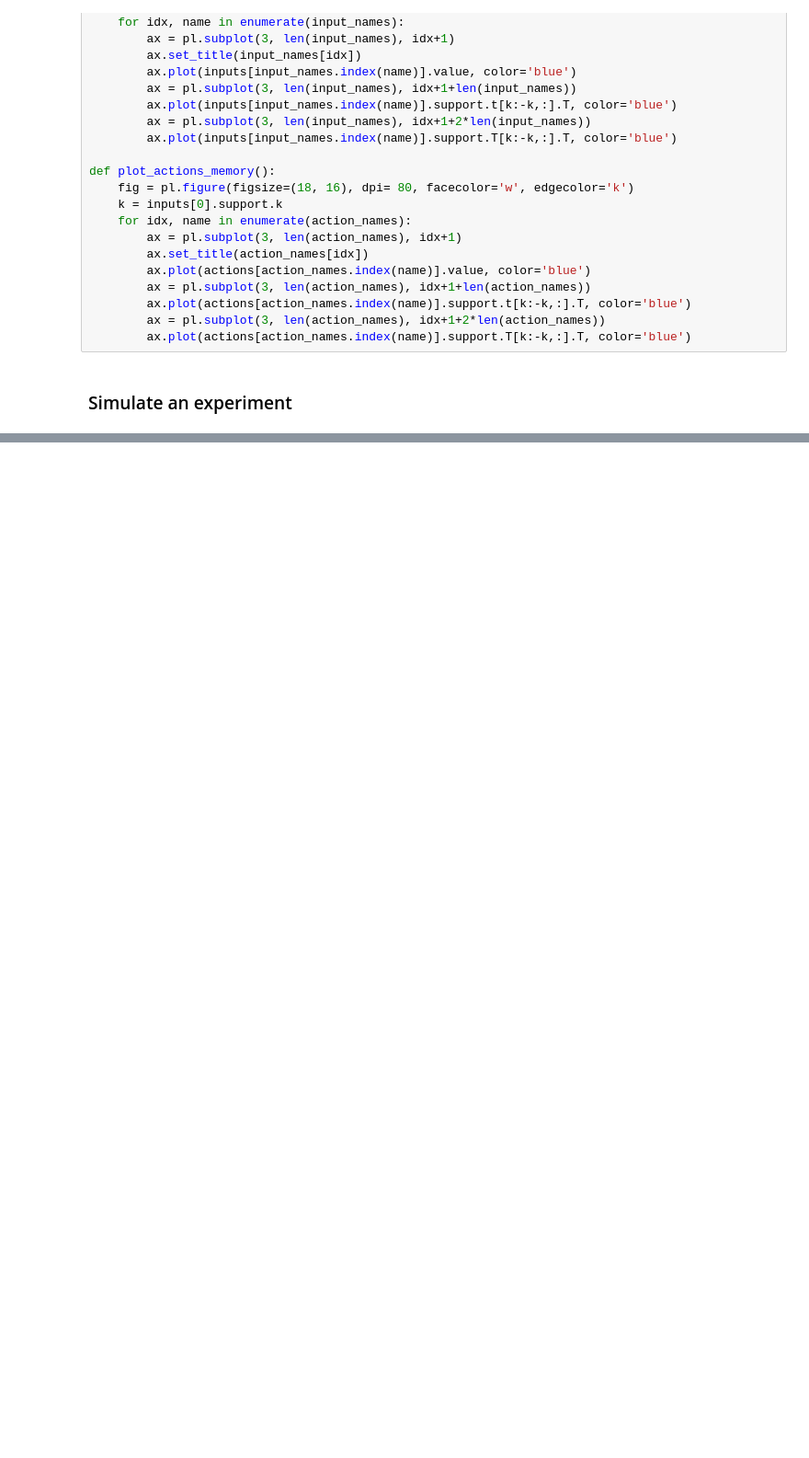
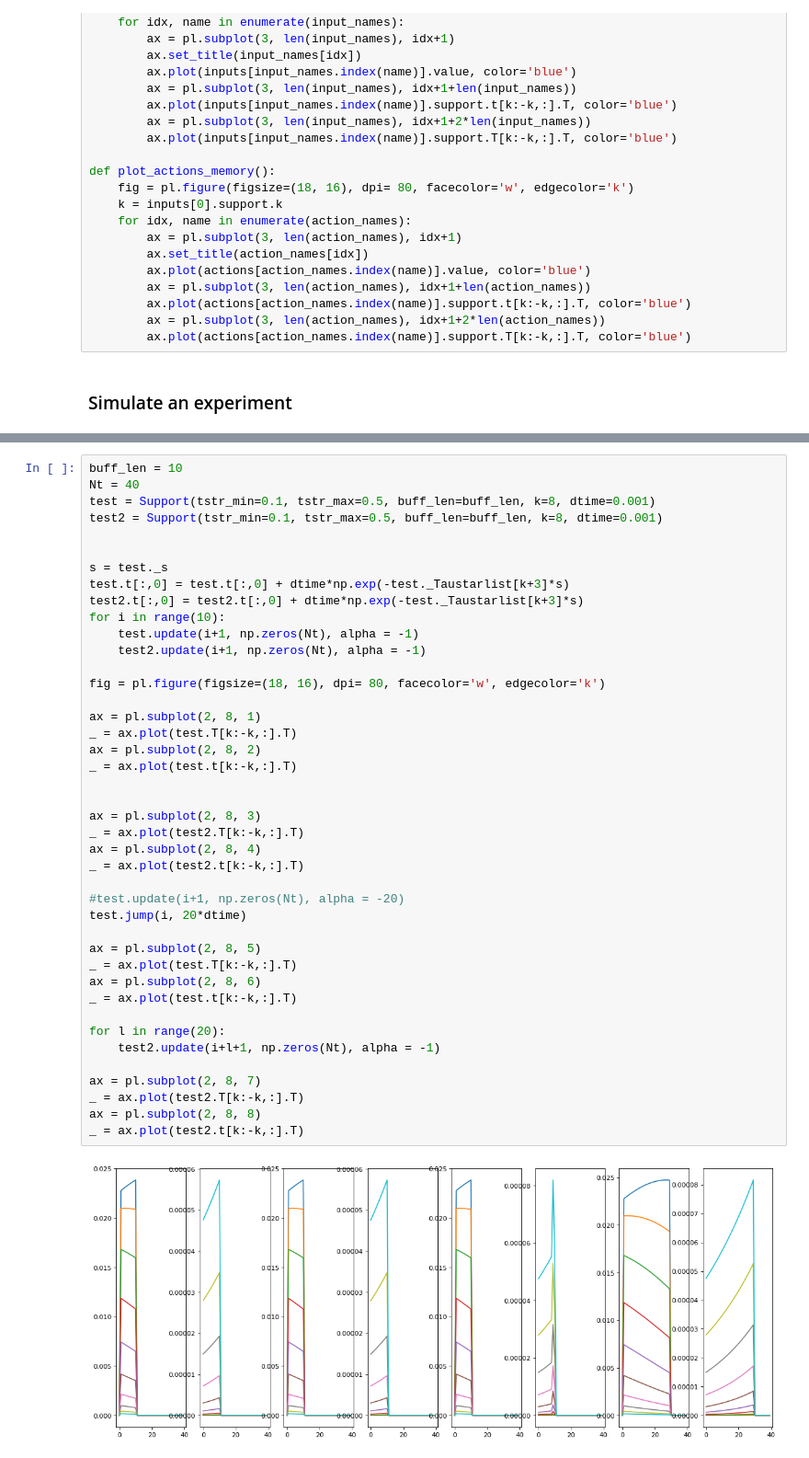
Before and after one commit to viipp/symbolic_processing, a Jupyter notebook: ssn.ipynb, the cells around one changed output, grey strips where cells are left out. Shown at 92% size. Drawn from its saved outputs; the diff is of its cells as text; blank space fills up the shorter version.

```diff
--- a/ssn.ipynb
+++ b/ssn.ipynb
@@ -388,0 +501,44 @@ _ = ax.set_title('evidence righ')
+# %%
+buff_len = 10
+Nt = 40
+test = Support(tstr_min=0.1, tstr_max=0.5, buff_len=buff_len, k=8, dtime=0.001)
+test2 = Support(tstr_min=0.1, tstr_max=0.5, buff_len=buff_len, k=8, dtime=0.001)
+
+
+s = test._s
+test.t[:,0] = test.t[:,0] + dtime*np.exp(-test._Taustarlist[k+3]*s)
+test2.t[:,0] = test2.t[:,0] + dtime*np.exp(-test._Taustarlist[k+3]*s)
+for i in range(10):
+    test.update(i+1, np.zeros(Nt), alpha = -1)
+    test2.update(i+1, np.zeros(Nt), alpha = -1)
+
+fig = pl.figure(figsize=(18, 16), dpi= 80, facecolor='w', edgecolor='k')
+
+ax = pl.subplot(2, 8, 1)
+_ = ax.plot(test.T[k:-k,:].T)
+ax = pl.subplot(2, 8, 2)
+_ = ax.plot(test.t[k:-k,:].T)
+
+
+ax = pl.subplot(2, 8, 3)
+_ = ax.plot(test2.T[k:-k,:].T)
+ax = pl.subplot(2, 8, 4)
+_ = ax.plot(test2.t[k:-k,:].T)
+
+#test.update(i+1, np.zeros(Nt), alpha = -20)
+test.jump(i, 20*dtime)
+
+ax = pl.subplot(2, 8, 5)
+_ = ax.plot(test.T[k:-k,:].T)
+ax = pl.subplot(2, 8, 6)
+_ = ax.plot(test.t[k:-k,:].T)
+
+for l in range(20):
+    test2.update(i+l+1, np.zeros(Nt), alpha = -1)
+
+ax = pl.subplot(2, 8, 7)
+_ = ax.plot(test2.T[k:-k,:].T)
+ax = pl.subplot(2, 8, 8)
+_ = ax.plot(test2.t[k:-k,:].T)
+# %% [output]
+[figure, added]
```
Also changed, not shown: parts of 13 cells of this notebook.
